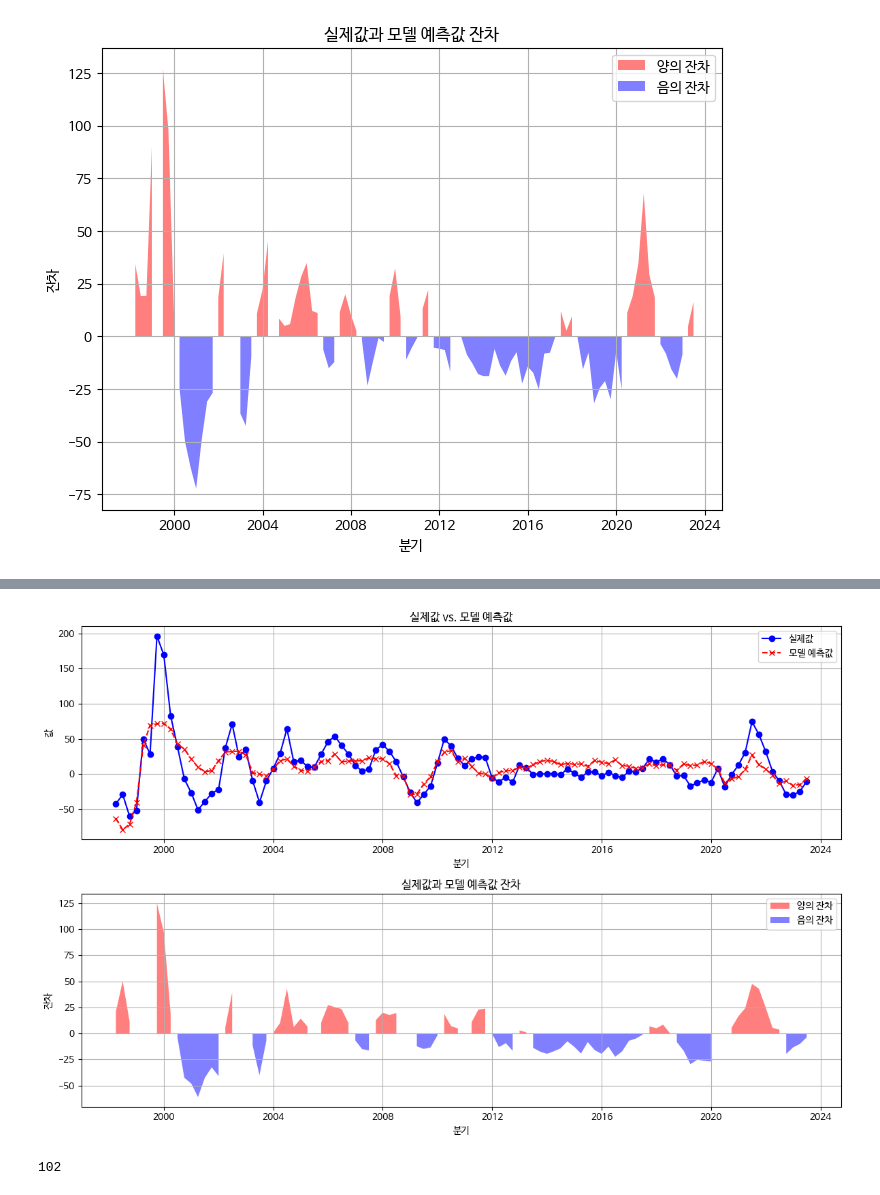
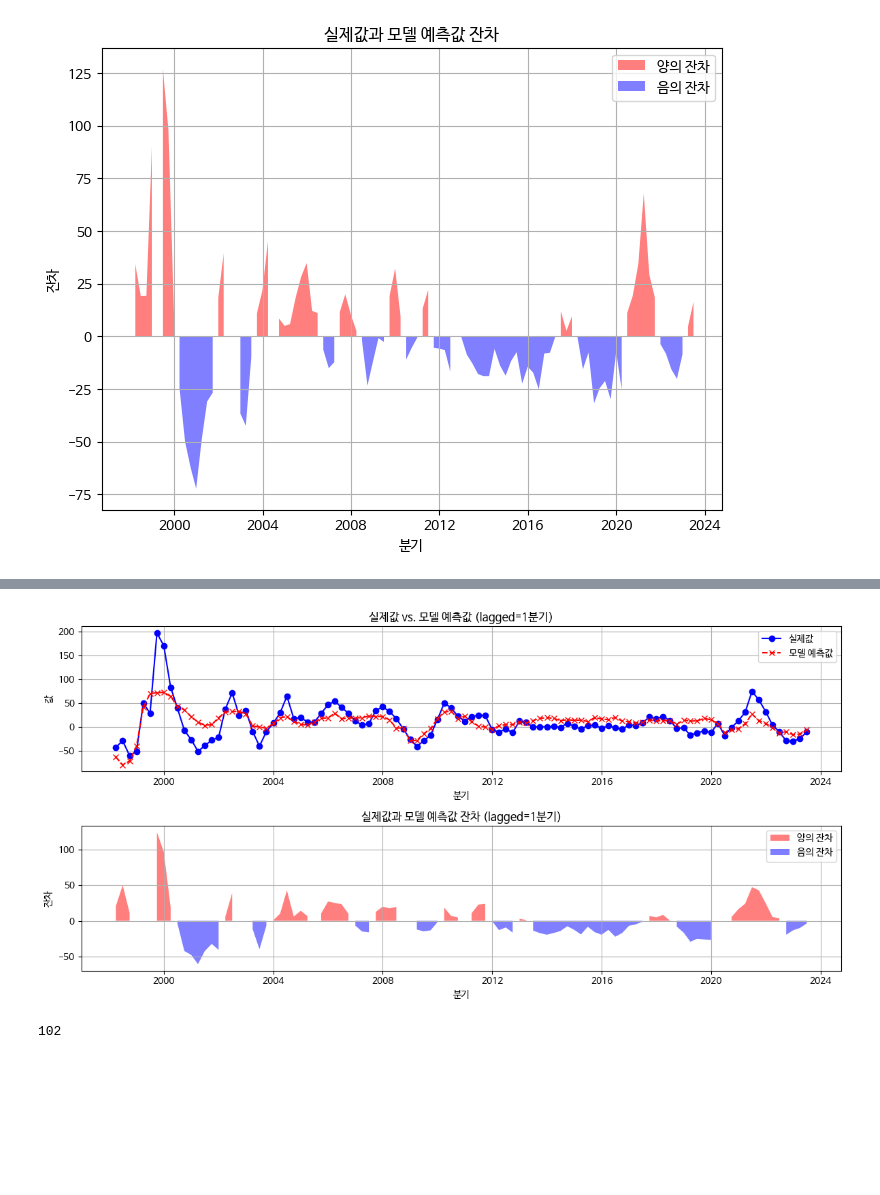
Before and after one commit to GwakJunwoo/BetaTross, a Jupyter notebook: betatross/kospi.ipynb, the cells around one changed output, grey strips where cells are left out. Drawn from its saved outputs; the diff is of its cells as text; code cells hidden in the pictures; blank space fills up the shorter version.

```diff
--- a/betatross/kospi.ipynb
+++ b/betatross/kospi.ipynb
@@ -435,37 +436,37 @@ predicted_values = model_output[lag_num:].to_list()  # 모델 예측값
 # 잔차 계산
 residuals = np.array(actual_values) - np.array(predicted_values)
 
 # 데이터 포인트의 x 좌표 (분기 등)
 x_values = result.index[lag_num:]
 
 # 두 개의 subplot 생성
-fig, (ax1, ax2) = plt.subplots(2, 1, figsize=(12, 8))  # 2개의 subplot을 위아래로 배치
+fig, (ax1, ax2) = plt.subplots(2, 1, figsize=(12, 6))  # 2개의 subplot을 위아래로 배치
 
 # 첫 번째 subplot (상단)
 ax1.plot(x_values, actual_values, label='실제값', marker='o', linestyle='-', color='b')
 ax1.plot(x_values, predicted_values, label='모델 예측값', marker='x', linestyle='--', color='r')
 ax1.set_xlabel('분기')
 ax1.set_ylabel('값')
-ax1.set_title('실제값 vs. 모델 예측값')
+ax1.set_title(f'실제값 vs. 모델 예측값 (lagged={lag_num}분기)')
 ax1.legend()
 ax1.grid(True)  # 그리드 추가
 
 # 두 번째 subplot (하단)
 ax2.fill_between(x_values, 0, residuals, where=residuals >= 0, facecolor='red', alpha=0.5, label='양의 잔차')
 ax2.fill_between(x_values, 0, residuals, where=residuals < 0, facecolor='blue', alpha=0.5, label='음의 잔차')
 ax2.set_xlabel('분기')
 ax2.set_ylabel('잔차')
-ax2.set_title('실제값과 모델 예측값 잔차')
+ax2.set_title(f'실제값과 모델 예측값 잔차 (lagged={lag_num}분기)')
 ax2.legend()
 ax2.grid(True)  # 그리드 추가
 
 # subplot 간의 간격 조정
 plt.tight_layout()
 
 # 그래프 표시
 plt.show()
 # %% [output]
-[figure, old version]
+[figure, new version]
 # %%
 len(result['kospi'][1:].to_list())
 # %% [output]
```
Also changed, not shown: parts of 19 cells of this notebook, 1 other file.
